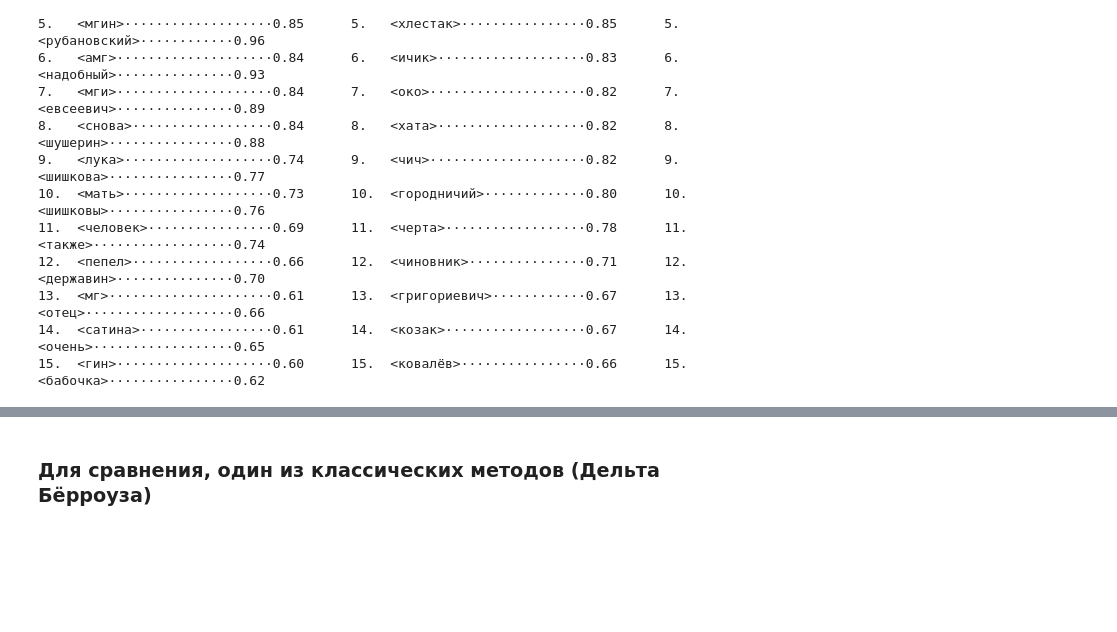
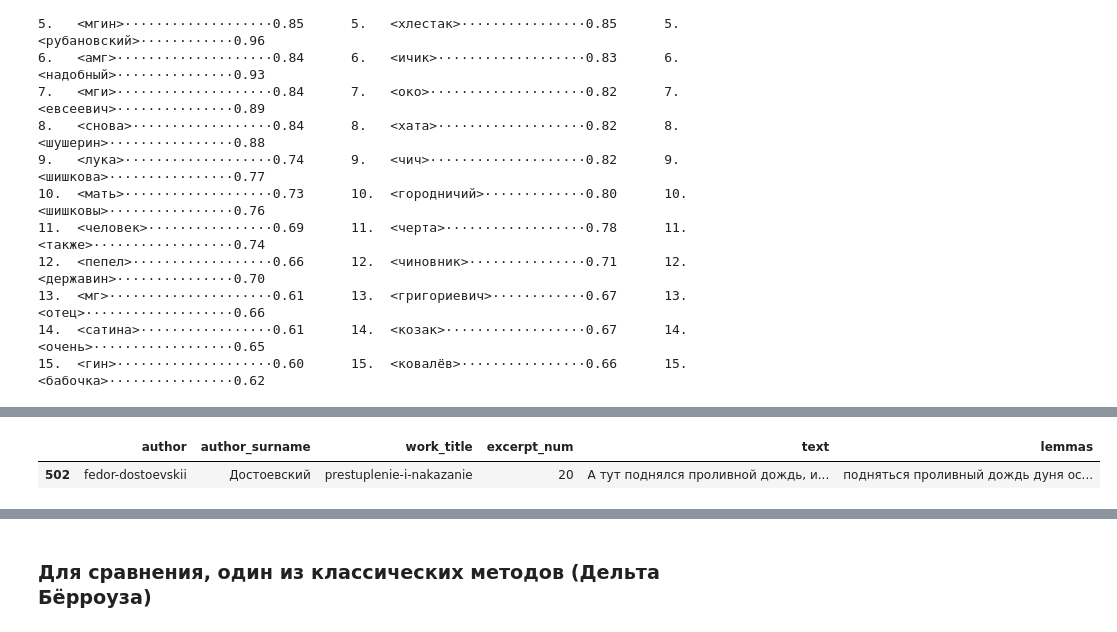
Before and after one commit to ksGrom/author_id, a Jupyter notebook: Чекпоинт №4/Pipeline_500_words.ipynb, the cells around one changed output, grey strips where cells are left out. Cells and saved outputs as stored; diff of their text form; code cells hidden in the pictures; blank space fills up the shorter version.

```diff
--- a/Чекпоинт №4/Pipeline_500_words.ipynb
+++ b/Чекпоинт №4/Pipeline_500_words.ipynb
@@ -449,0 +520,5 @@ print_top_N_ngrams_by_weight(first_column=6, topN=15, ncolumns=3)
+# %%
+df_test.loc[[502]]
+# %% [output]
+|  | author | author_surname | work_title | excerpt_num | text | lemmas |
+| 502 | fedor-dostoevskii | Достоевский | prestuplenie-i-nakazanie | 20 | А тут поднялся проливной дождь, и... | подняться проливный дождь дуня ос... |
```
Also changed, not shown: parts of 10 cells of this notebook.
